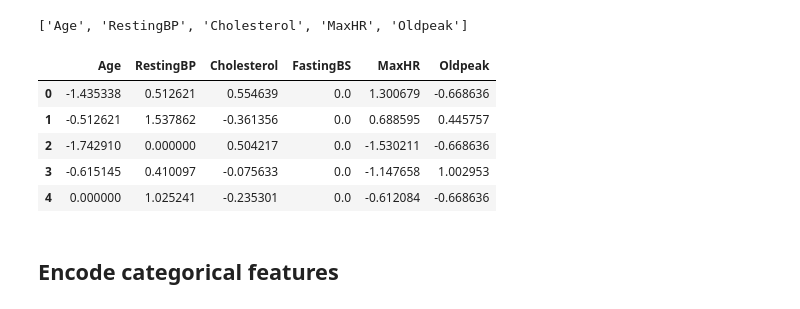
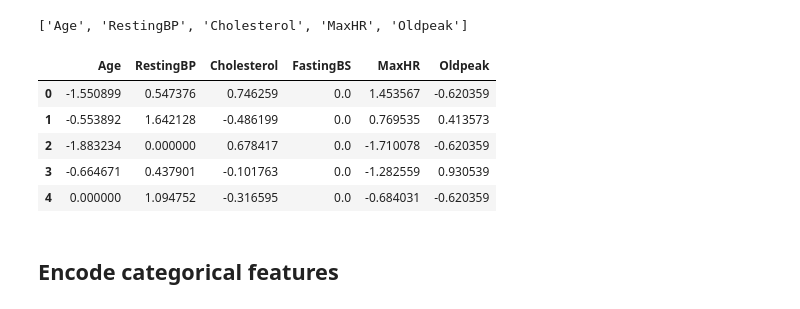
Before and after one commit to agreco92/tutorial_ML, a Jupyter notebook: tutorial.ipynb, the cells around one changed output. Saved outputs shown, nothing was run; the diff lists cells and outputs as text; code cells hidden in the pictures.

```diff
--- a/heart_failure_analysis_full_2024.ipynb
+++ b/tutorial.ipynb
@@ -4,7 +4,7 @@ import pandas as pd
 import seaborn as sns
 import matplotlib.pyplot as plt
 import plotly.express as px
-pd.set_option("display.max_rows",10)
+pd.set_option("display.max_rows",20)
 import matplotlib
 matplotlib.style.use('ggplot')
 
@@ -47,10 +47,12 @@ The Attributess include:
 ## Google Colab
 # !wget https://raw.githubusercontent.com/agreco92/tutorial_ML/main/data/heart_failure.csv
 # df = pd.read_csv("/content/heart_failure.csv")
+
 ## Github Codespaces
 # df = pd.read_csv("./data/heart_failure.csv")
+
 ## Local
-# df = pd.read_csv("./data/heart_failure.csv")
+df = pd.read_csv("./data/heart_failure.csv")
 df.head() # top 5 rows in the dataset
 # %% [output]
 |  | Age | Sex | ChestPainType | RestingBP | Cholesterol | FastingBS | RestingECG | MaxHR | ... |
@@ -212,18 +221,18 @@ feature_cols_numeric
 # %% [output]
 ['Age', 'RestingBP', 'Cholesterol', 'MaxHR', 'Oldpeak']
 # %%
-scaler = preprocessing.RobustScaler(quantile_range = (10,90), unit_variance=True) # define scaling function
+scaler = preprocessing.RobustScaler(quantile_range = (1,99), unit_variance=True) # define scaling function
 scaled_df_numeric = scaler.fit_transform(df[num_col]) # scale numerical columns
 scaled_df_numeric = pd.DataFrame(scaled_df_numeric, columns= num_col) # create dataframe with scaled values
 df[num_col] = scaled_df_numeric.values # substitute original numerical features with scaled values
 df[num_col].head()
 # %% [output]
 |  | Age | RestingBP | Cholesterol | FastingBS | MaxHR | Oldpeak |
-| 0 | -1.435338 | 0.512621 | 0.554639 | 0.0 | 1.300679 | -0.668636 |
-| 1 | -0.512621 | 1.537862 | -0.361356 | 0.0 | 0.688595 | 0.445757 |
-| 2 | -1.742910 | 0.000000 | 0.504217 | 0.0 | -1.530211 | -0.668636 |
-| 3 | -0.615145 | 0.410097 | -0.075633 | 0.0 | -1.147658 | 1.002953 |
-| 4 | 0.000000 | 1.025241 | -0.235301 | 0.0 | -0.612084 | -0.668636 |
+| 0 | -1.550899 | 0.547376 | 0.746259 | 0.0 | 1.453567 | -0.620359 |
+| 1 | -0.553892 | 1.642128 | -0.486199 | 0.0 | 0.769535 | 0.413573 |
+| 2 | -1.883234 | 0.000000 | 0.678417 | 0.0 | -1.710078 | -0.620359 |
+| 3 | -0.664671 | 0.437901 | -0.101763 | 0.0 | -1.282559 | 0.930539 |
+| 4 | 0.000000 | 1.094752 | -0.316595 | 0.0 | -0.684031 | -0.620359 |
 # %% [markdown]
 ## Encode categorical features
 # %%
```
Also changed, not shown: parts of 23 cells of this notebook, 3 other files.
